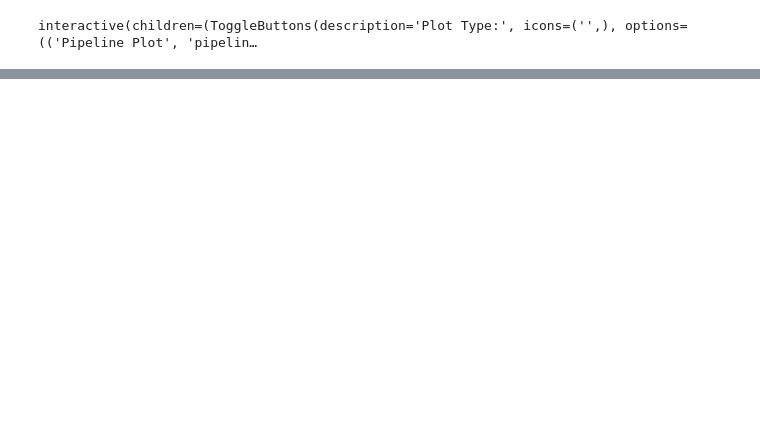
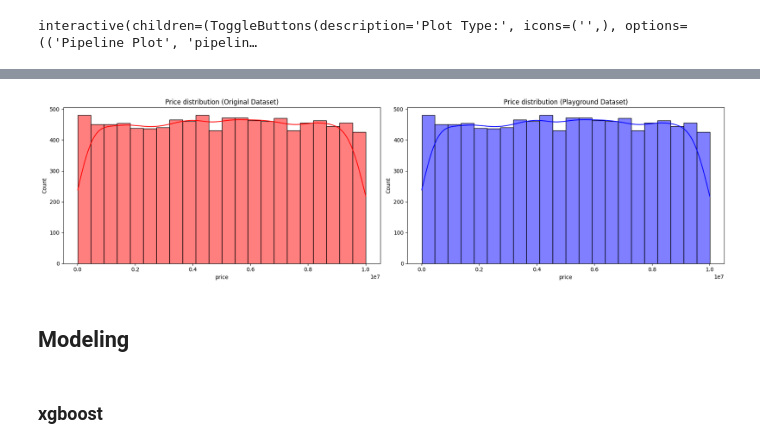
Before and after one commit to arshiataheri/IRIS-Paris-Geographical-Data-ML, a Jupyter notebook: IRIS_Paris_Geographical_Data_ML.ipynb, the cells around one changed output, grey strips where cells are left out. Cells and saved outputs as stored; diff of their text form; code cells hidden in the pictures; blank space fills up the shorter version.

```diff
--- a/IRIS_Paris_Geographical_Data_ML.ipynb
+++ b/IRIS_Paris_Geographical_Data_ML.ipynb
@@ -116,3 +116,8 @@ revenu.head()
 | 3 | 9764 | 751010104 | ns | ns | ns | ns | ns | ns | ns | ... |
 | 4 | 9765 | 751010105 | nd | nd | nd | nd | nd | nd | nd | ... |
 5 rows × 27 columns
+# %%
+# Paris Housing
+file_path6 = '/content/drive/MyDrive/Colab Notebooks/BigData/Data/ParisHousing/ParisHousing.csv'
+ParisHousing = pd.read_csv(file_path6, sep=',')
+ParisHousing.head()
@@ -1251,0 +1276,2 @@ interactive(children=(ToggleButtons(description='Plot Type:', icons=('',), optio
+# %%
+df = ParisHousing
@@ -1251,0 +1367,19 @@ interactive(children=(ToggleButtons(description='Plot Type:', icons=('',), optio
+# %%
+fig, ax = plt.subplots(1, 2, figsize=(18, 5))
+
+sns.histplot(df['price'], color="red", ax=ax[0], kde=True)
+ax[0].set_title("Price distribution (Original Dataset)", fontsize=12)
+
+
+sns.histplot(df['price'], color="blue", ax=ax[1], kde=True)
+ax[1].set_title("Price distribution (Playground Dataset)", fontsize=12)
+
+
+plt.tight_layout()
+plt.show()
+# %% [output]
+[figure, added]
+# %% [markdown]
+## Modeling
+# %% [markdown]
+### xgboost
```
Also changed, not shown: parts of 25 cells of this notebook.
